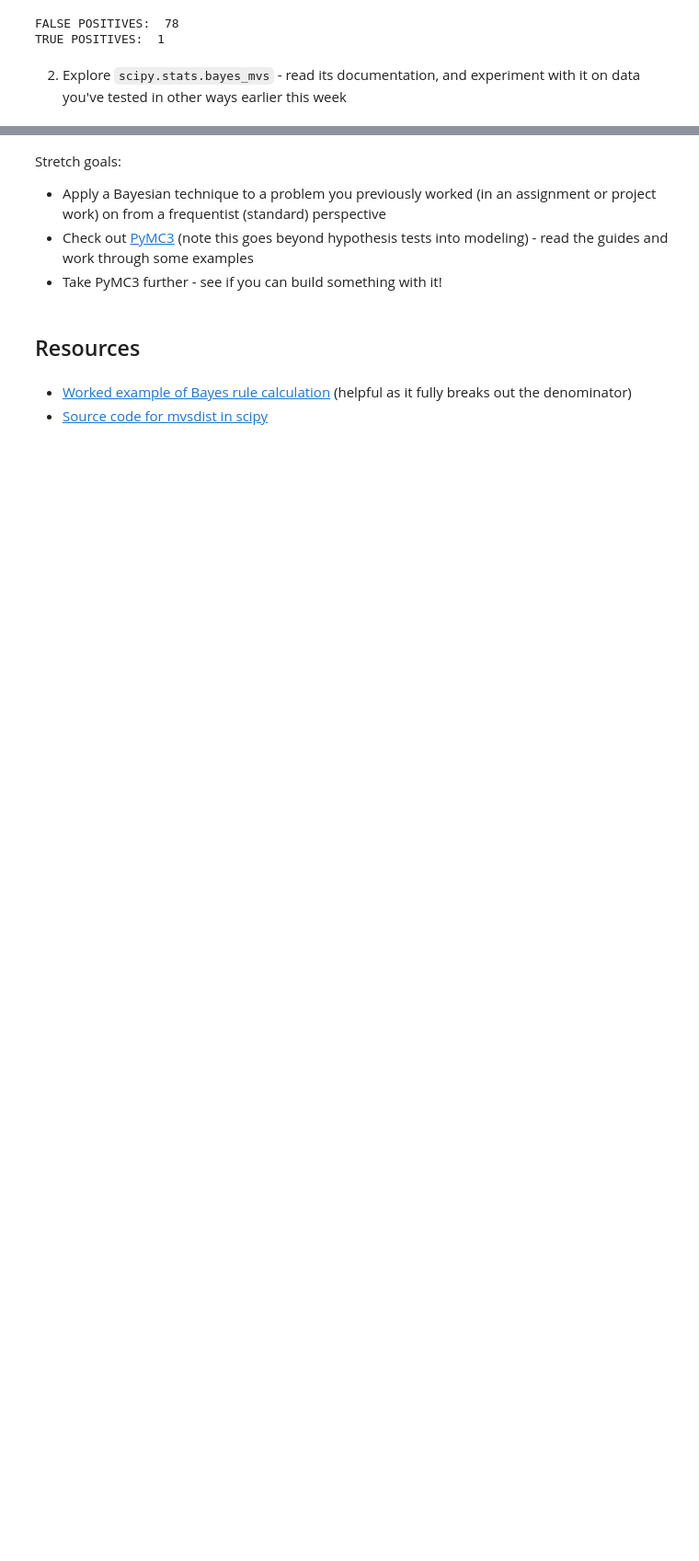
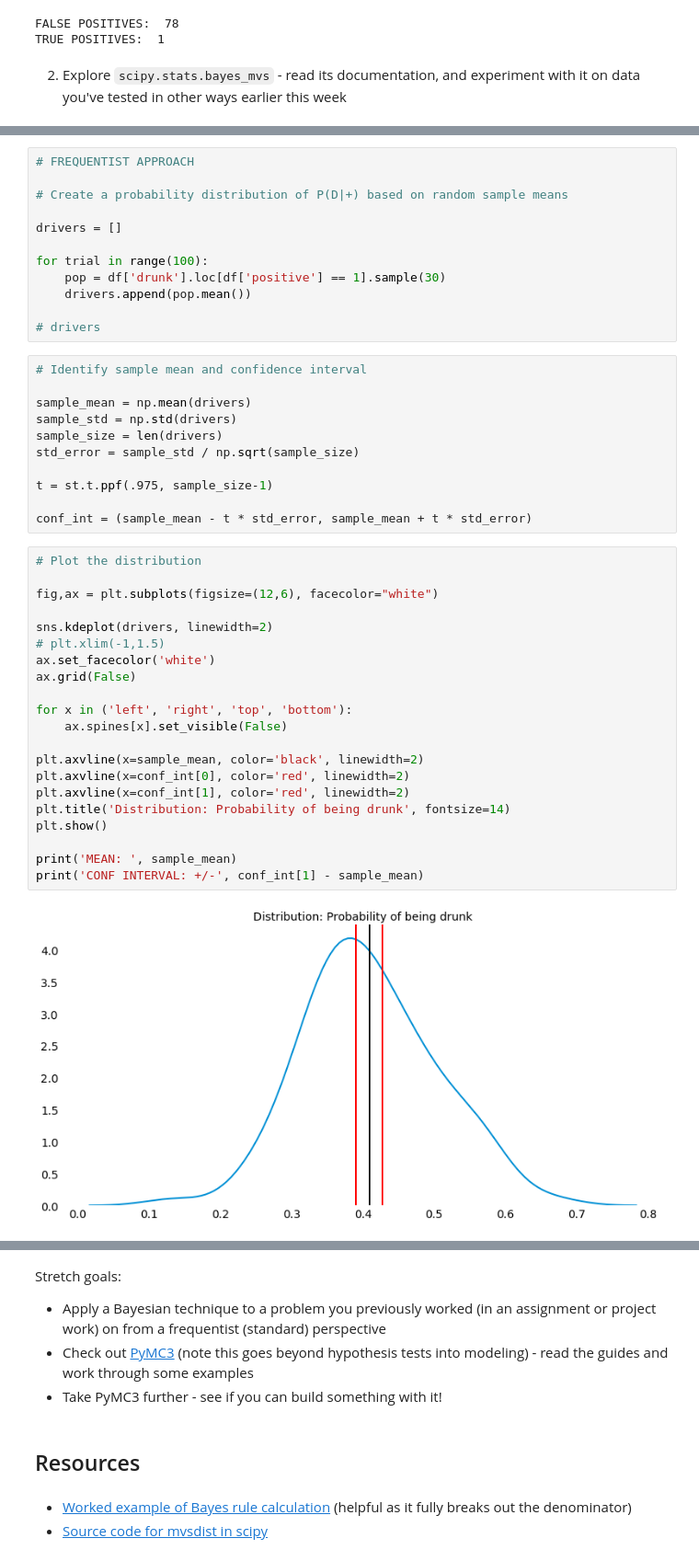
Before and after one commit to garretbassett/DS-Unit-1-Sprint-3-Statistical-Tests-and-Experiments, a Jupyter notebook: module3-introduction-to-bayesian-inference/Garret_Bassett_LS_DS_143_Introduction_to_Bayesian_Inference.ipynb, the cells around one changed output, grey strips where cells are left out. Shown at 92% size. Drawn from its saved outputs; the diff is of its cells as text; blank space fills up the shorter version.

```diff
--- a/module3-introduction-to-bayesian-inference/Garret_Bassett_LS_DS_143_Introduction_to_Bayesian_Inference.ipynb
+++ b/module3-introduction-to-bayesian-inference/Garret_Bassett_LS_DS_143_Introduction_to_Bayesian_Inference.ipynb
@@ -352,0 +408,46 @@ If you're unsure where to start, check out [this blog post of Bayes theorem with
+# %%
+# FREQUENTIST APPROACH
+
+# Create a probability distribution of P(D|+) based on random sample means
+
+drivers = []
+
+for trial in range(100):
+    pop = df['drunk'].loc[df['positive'] == 1].sample(30)
+    drivers.append(pop.mean())
+
+# drivers
+# %%
+# Identify sample mean and confidence interval
+
+sample_mean = np.mean(drivers)
+sample_std = np.std(drivers)
+sample_size = len(drivers)
+std_error = sample_std / np.sqrt(sample_size)
+
+t = st.t.ppf(.975, sample_size-1)
+
+conf_int = (sample_mean - t * std_error, sample_mean + t * std_error)
+# %%
+# Plot the distribution
+
+fig,ax = plt.subplots(figsize=(12,6), facecolor="white")
+
+sns.kdeplot(drivers, linewidth=2)
+# plt.xlim(-1,1.5)
+ax.set_facecolor('white')
+ax.grid(False)
+
+for x in ('left', 'right', 'top', 'bottom'):
+    ax.spines[x].set_visible(False)
+
+plt.axvline(x=sample_mean, color='black', linewidth=2)
+plt.axvline(x=conf_int[0], color='red', linewidth=2)
+plt.axvline(x=conf_int[1], color='red', linewidth=2)
+plt.title('Distribution: Probability of being drunk', fontsize=14)
+plt.show()
+
+print('MEAN: ', sample_mean)
+print('CONF INTERVAL: +/-', conf_int[1] - sample_mean)
+# %% [output]
+[figure, added]
```
Also changed, not shown: parts of 21 cells of this notebook.
